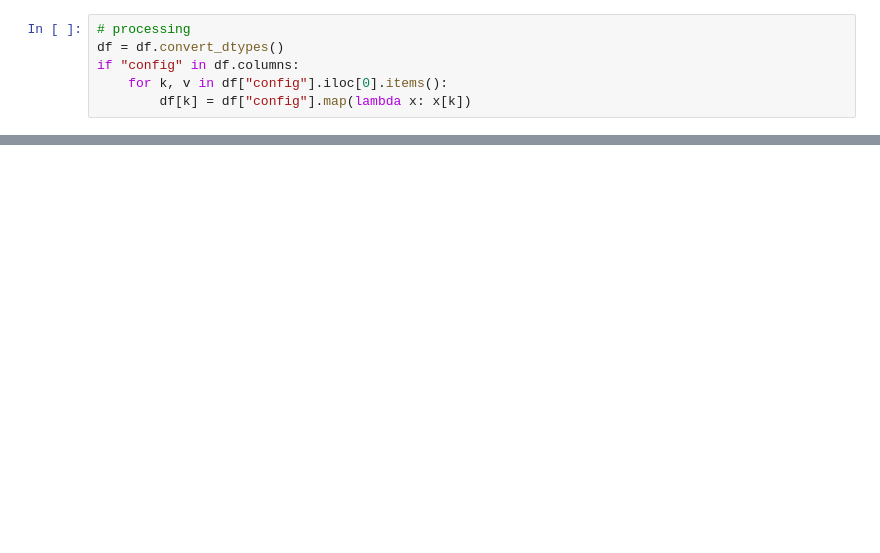
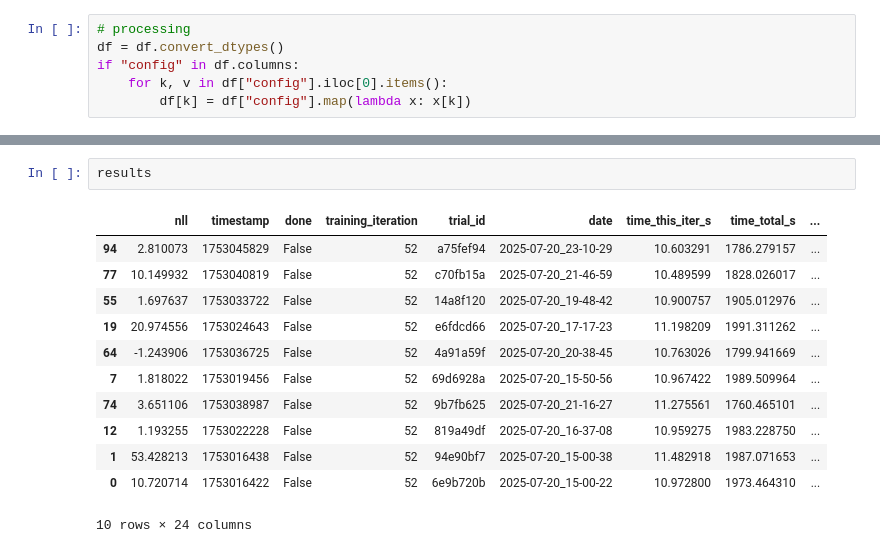
Before and after one commit to NTBiotech/bicycle, a Jupyter notebook: notebooks/experiments/masking/tuner_analysis.ipynb, the cells around one changed output, grey strips where cells are left out. Saved outputs shown, nothing was run; the diff lists cells and outputs as text; blank space fills up the shorter version.

```diff
--- a/notebooks/experiments/masking/tuner_analysis.ipynb
+++ b/notebooks/experiments/masking/tuner_analysis.ipynb
@@ -301,0 +176,15 @@ df_th
+# %%
+results
+# %% [output]
+|  | nll | timestamp | done | training_iteration | trial_id | date | time_this_iter_s | time_total_s | ... |
+| 94 | 2.810073 | 1753045829 | False | 52 | a75fef94 | 2025-07-20_23-10-29 | 10.603291 | 1786.279157 | ... |
+| 77 | 10.149932 | 1753040819 | False | 52 | c70fb15a | 2025-07-20_21-46-59 | 10.489599 | 1828.026017 | ... |
+| 55 | 1.697637 | 1753033722 | False | 52 | 14a8f120 | 2025-07-20_19-48-42 | 10.900757 | 1905.012976 | ... |
+| 19 | 20.974556 | 1753024643 | False | 52 | e6fdcd66 | 2025-07-20_17-17-23 | 11.198209 | 1991.311262 | ... |
+| 64 | -1.243906 | 1753036725 | False | 52 | 4a91a59f | 2025-07-20_20-38-45 | 10.763026 | 1799.941669 | ... |
+| 7 | 1.818022 | 1753019456 | False | 52 | 69d6928a | 2025-07-20_15-50-56 | 10.967422 | 1989.509964 | ... |
+| 74 | 3.651106 | 1753038987 | False | 52 | 9b7fb625 | 2025-07-20_21-16-27 | 11.275561 | 1760.465101 | ... |
+| 12 | 1.193255 | 1753022228 | False | 52 | 819a49df | 2025-07-20_16-37-08 | 10.959275 | 1983.228750 | ... |
+| 1 | 53.428213 | 1753016438 | False | 52 | 94e90bf7 | 2025-07-20_15-00-38 | 11.482918 | 1987.071653 | ... |
+| 0 | 10.720714 | 1753016422 | False | 52 | 6e9b720b | 2025-07-20_15-00-22 | 10.972800 | 1973.464310 | ... |
+10 rows × 24 columns
```
Also changed, not shown: parts of 10 cells of this notebook, 8 other files.
